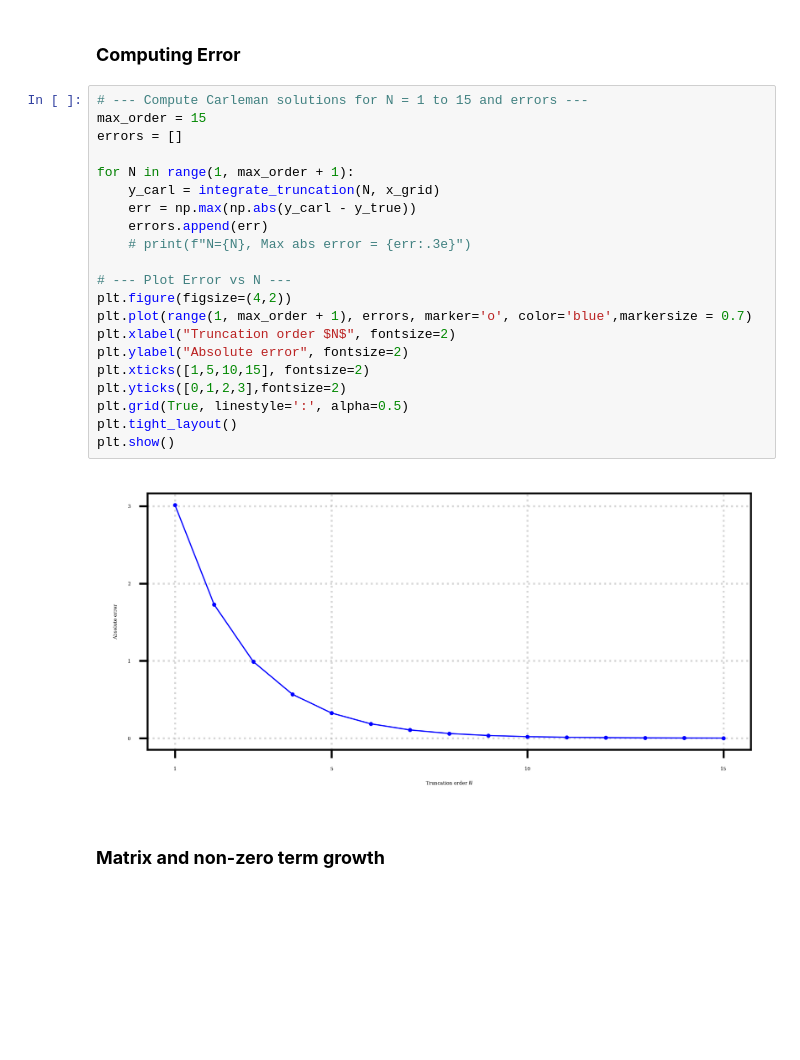
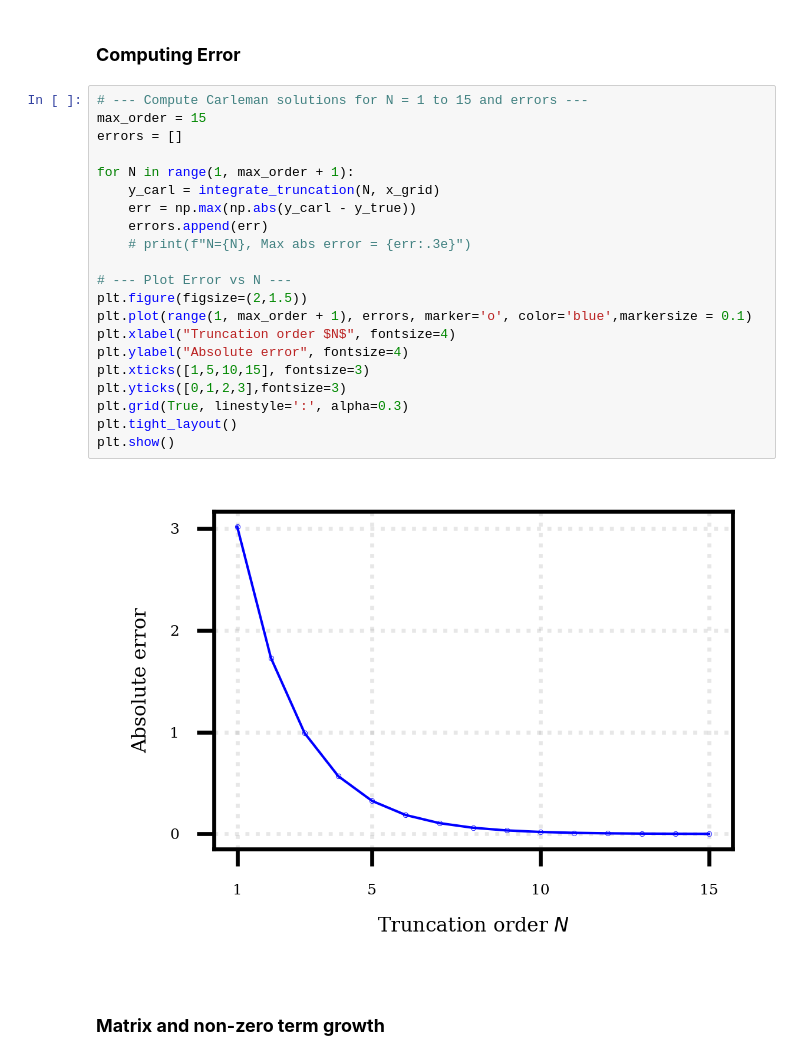
Before and after one commit to ali-tayyab/Carleman-Embedding, a Jupyter notebook: code.ipynb, the cells around one changed output. Drawn from its saved outputs; the diff is of its cells as text; blank space fills up the shorter version.

```diff
--- a/code.ipynb
+++ b/code.ipynb
@@ -160,26 +160,26 @@ plt.show()
 # %%
 # --- Compute Carleman solutions for N = 1 to 15 and errors ---
 max_order = 15
 errors = []
 
 for N in range(1, max_order + 1):
     y_carl = integrate_truncation(N, x_grid)
     err = np.max(np.abs(y_carl - y_true))
     errors.append(err)
     # print(f"N={N}, Max abs error = {err:.3e}")
 
 # --- Plot Error vs N ---
-plt.figure(figsize=(4,2))
-plt.plot(range(1, max_order + 1), errors, marker='o', color='blue',markersize = 0.7)
-plt.xlabel("Truncation order $N$", fontsize=2)
-plt.ylabel("Absolute error", fontsize=2)
-plt.xticks([1,5,10,15], fontsize=2)
-plt.yticks([0,1,2,3],fontsize=2)
-plt.grid(True, linestyle=':', alpha=0.5)
+plt.figure(figsize=(2,1.5))
+plt.plot(range(1, max_order + 1), errors, marker='o', color='blue',markersize = 0.1)
+plt.xlabel("Truncation order $N$", fontsize=4)
+plt.ylabel("Absolute error", fontsize=4)
+plt.xticks([1,5,10,15], fontsize=3)
+plt.yticks([0,1,2,3],fontsize=3)
+plt.grid(True, linestyle=':', alpha=0.3)
 plt.tight_layout()
 plt.show()
 # %% [output]
-[figure, old version]
+[figure, new version]
 # %% [markdown]
 ### **Matrix and non-zero term growth**
 # %%
```
Also changed, not shown: parts of 3 cells of this notebook, 1 other file.
